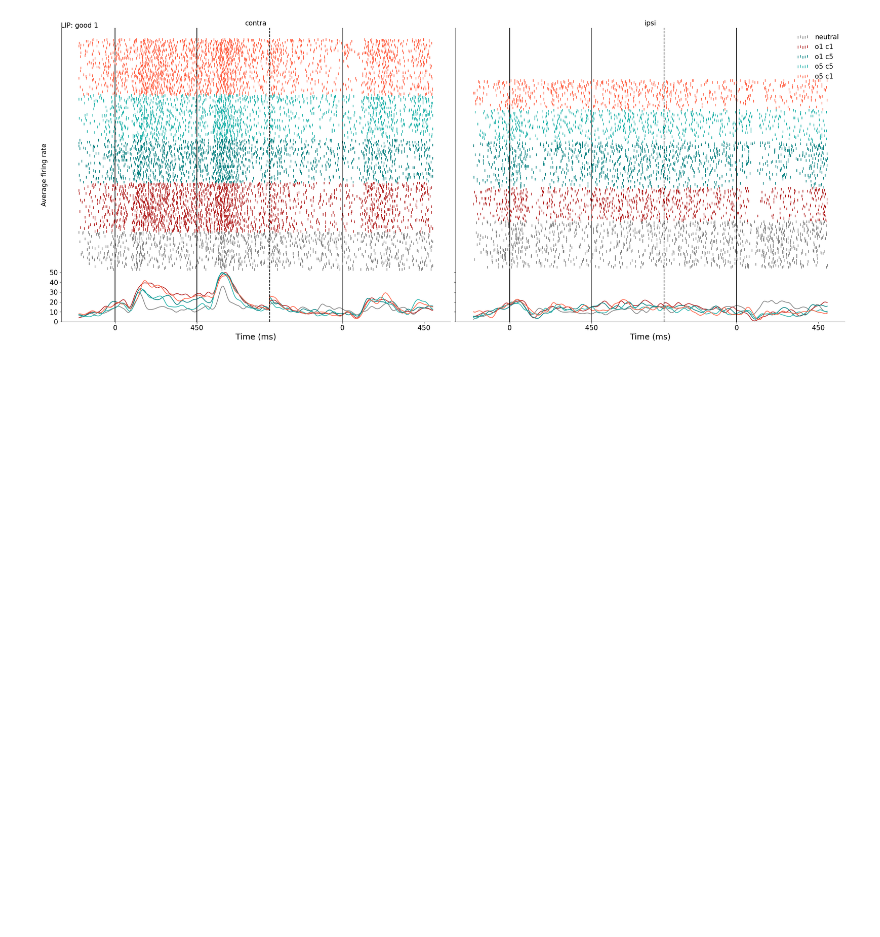
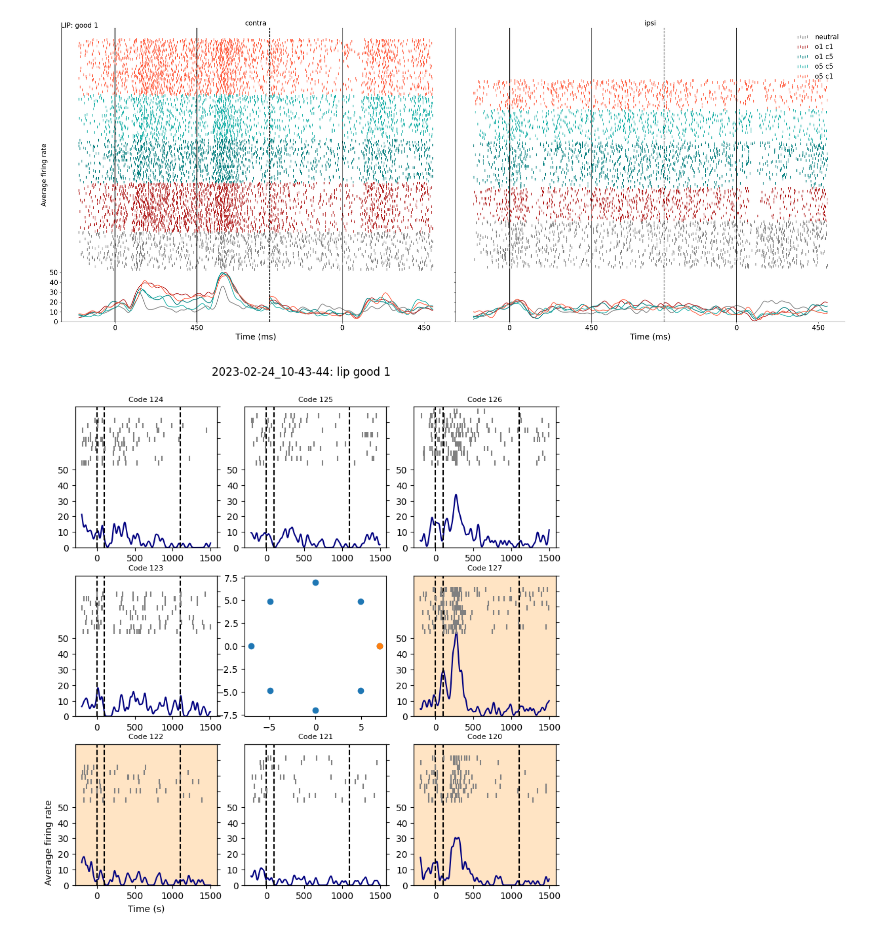
Before and after one commit to Ibos-lab/EphysVibe, a Jupyter notebook: examples/intro_neuron.ipynb, the cells around one changed output. Cells and saved outputs as stored; diff of their text form; code cells hidden in the pictures; blank space fills up the shorter version.

```diff
--- a/examples/intro_neuron.ipynb
+++ b/examples/intro_neuron.ipynb
@@ -191,0 +190,6 @@ fig=neu.plot_sp_b1(sp, conv)
+# %%
+# Plot trials from the saccadic task (b2)
+sp_pos, conv_pos, max_n_tr, conv_max = plot_raster.prepare_data_plotb2(neu)
+fig = plot_raster.plot_sp_b2(neu,sp_pos, conv_pos, max_n_tr, conv_max, visual_rf=True,inout=1)
+# %% [output]
+[figure, added]
```
Also changed, not shown: parts of 5 cells of this notebook, 27 other files.
